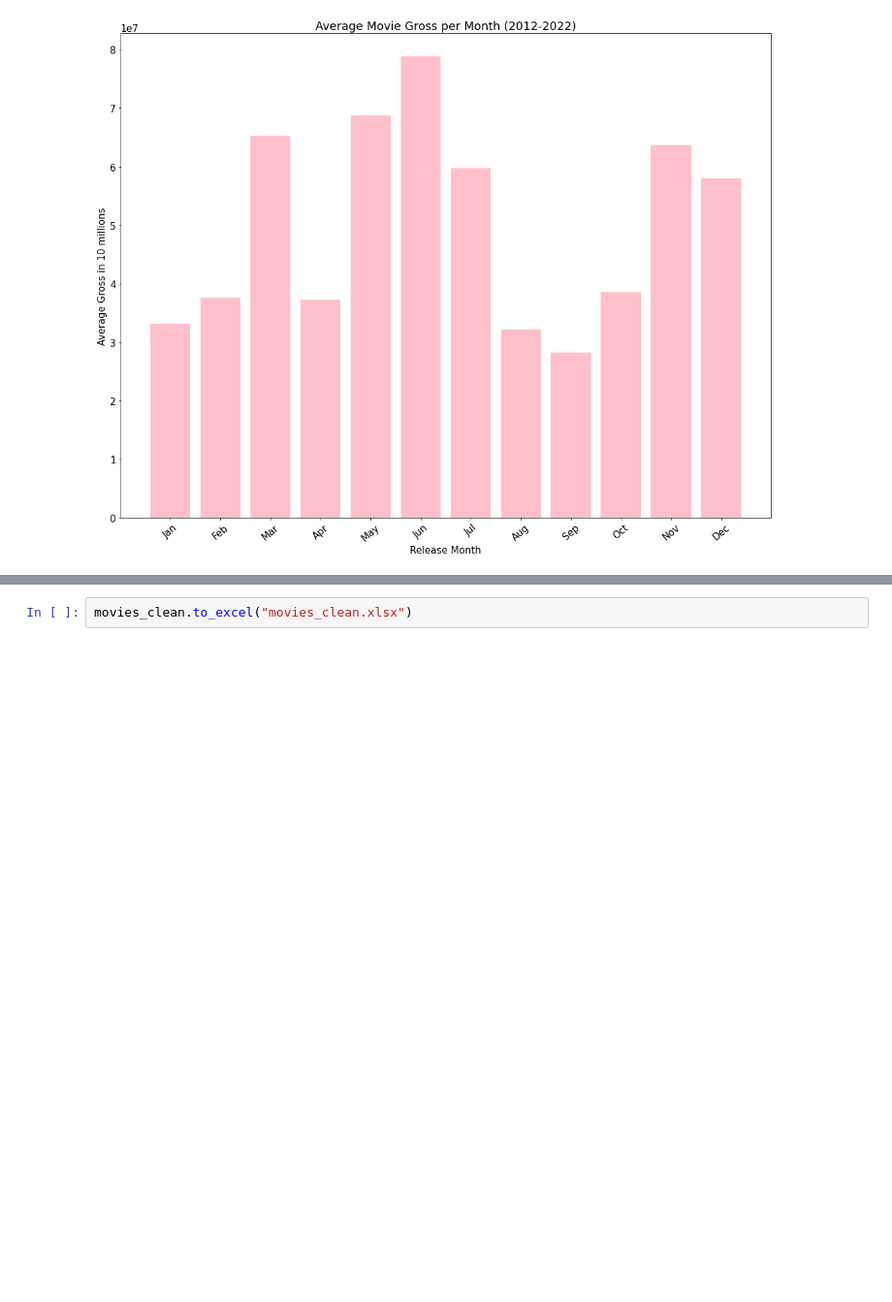
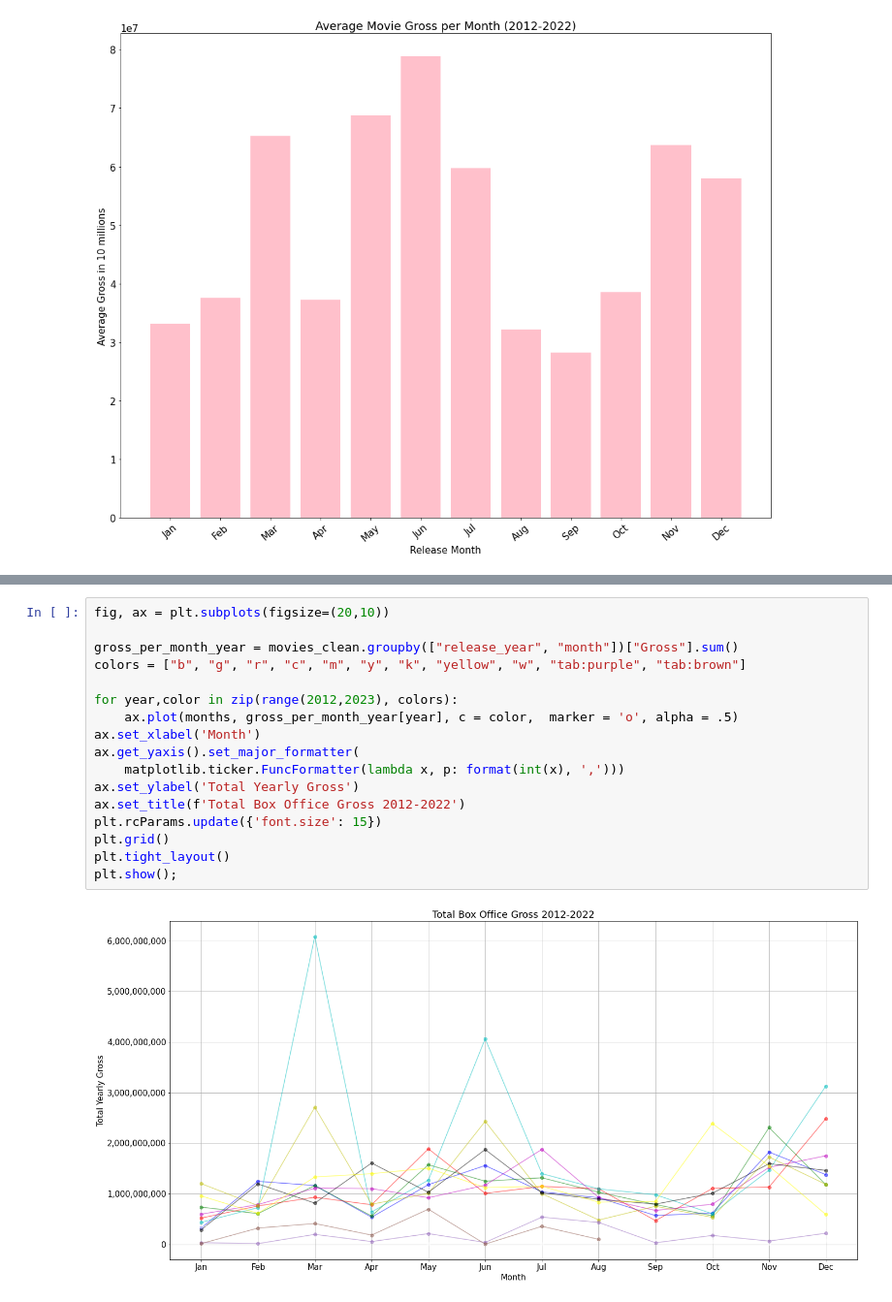
Before and after one commit to pedrov718/box_office_project, a Jupyter notebook: phase1_project.ipynb, the cells around one changed output, grey strips where cells are left out. Shown: that part at 97% size. Saved outputs shown, nothing was run; the diff lists cells and outputs as text; blank space fills up the shorter version.

```diff
--- a/phase1_project.ipynb
+++ b/phase1_project.ipynb
@@ -324,2 +325,19 @@ plt.show();
-# %%
-movies_clean.to_excel("movies_clean.xlsx")
+# %%
+fig, ax = plt.subplots(figsize=(20,10))
+
+gross_per_month_year = movies_clean.groupby(["release_year", "month"])["Gross"].sum()
+colors = ["b", "g", "r", "c", "m", "y", "k", "yellow", "w", "tab:purple", "tab:brown"]
+
+for year,color in zip(range(2012,2023), colors):
+    ax.plot(months, gross_per_month_year[year], c = color,  marker = 'o', alpha = .5)
+ax.set_xlabel('Month')
+ax.get_yaxis().set_major_formatter(
+    matplotlib.ticker.FuncFormatter(lambda x, p: format(int(x), ',')))
+ax.set_ylabel('Total Yearly Gross')
+ax.set_title(f'Total Box Office Gross 2012-2022')
+plt.rcParams.update({'font.size': 15})
+plt.grid()
+plt.tight_layout()
+plt.show();
+# %% [output]
+[figure, added]
```
Also changed, not shown: parts of 3 cells of this notebook.
